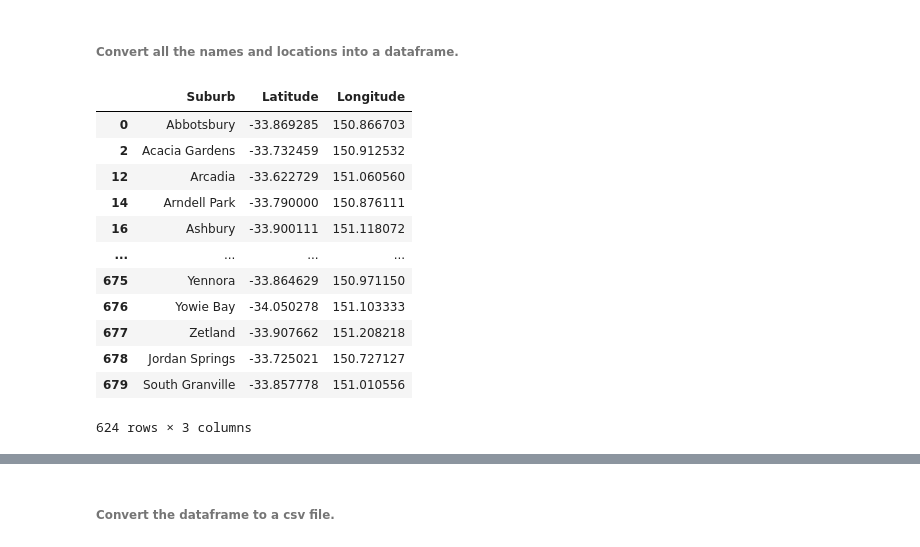
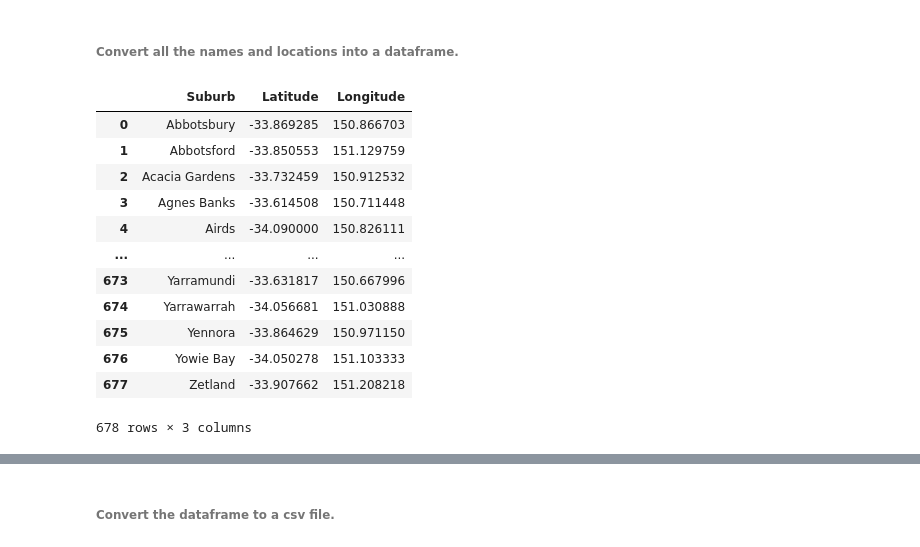
Before and after one commit to surya-soujanya/Coursera_Capstone, a Jupyter notebook: Suburbs_Scraping.ipynb, the cells around one changed output, grey strips where cells are left out. Cells and saved outputs as stored; diff of their text form; code cells hidden in the pictures.

```diff
--- a/Suburbs_Scraping.ipynb
+++ b/Suburbs_Scraping.ipynb
@@ -386,23 +386,26 @@ for i in range(len(suburbs_new)):
 # %% [markdown]
 ###### Convert all the names and locations into a dataframe.
 # %%
-sydney_suburbs = pd.DataFrame(columns=['Suburb',"Latitude",'Longitude'])
+sydney_suburbs = pd.DataFrame(columns=["Suburb","Latitude",'Longitude'])
 sydney_suburbs['Suburb'] = suburbs_new
 sydney_suburbs ['Latitude'] = lats
 sydney_suburbs ['Longitude'] = longs
+sydney_suburbs.sort_values(by = ["Suburb"], inplace = True)
 sydney_suburbs.dropna(inplace = True)
+sydney_suburbs.reset_index(inplace = True)
+sydney_suburbs.drop(['index'],inplace = True,axis = 1)
 sydney_suburbs
 # %% [output]
 |  | Suburb | Latitude | Longitude |
 | 0 | Abbotsbury | -33.869285 | 150.866703 |
+| 1 | Abbotsford | -33.850553 | 151.129759 |
 | 2 | Acacia Gardens | -33.732459 | 150.912532 |
-| 12 | Arcadia | -33.622729 | 151.060560 |
-| 14 | Arndell Park | -33.790000 | 150.876111 |
-| 16 | Ashbury | -33.900111 | 151.118072 |
+| 3 | Agnes Banks | -33.614508 | 150.711448 |
+| 4 | Airds | -34.090000 | 150.826111 |
 | ... | ... | ... | ... |
+| 673 | Yarramundi | -33.631817 | 150.667996 |
+| 674 | Yarrawarrah | -34.056681 | 151.030888 |
 | 675 | Yennora | -33.864629 | 150.971150 |
 | 676 | Yowie Bay | -34.050278 | 151.103333 |
 | 677 | Zetland | -33.907662 | 151.208218 |
-| 678 | Jordan Springs | -33.725021 | 150.727127 |
-| 679 | South Granville | -33.857778 | 151.010556 |
-624 rows × 3 columns
+678 rows × 3 columns
```
Also changed, not shown: parts of 3 cells of this notebook, 3 other files.
